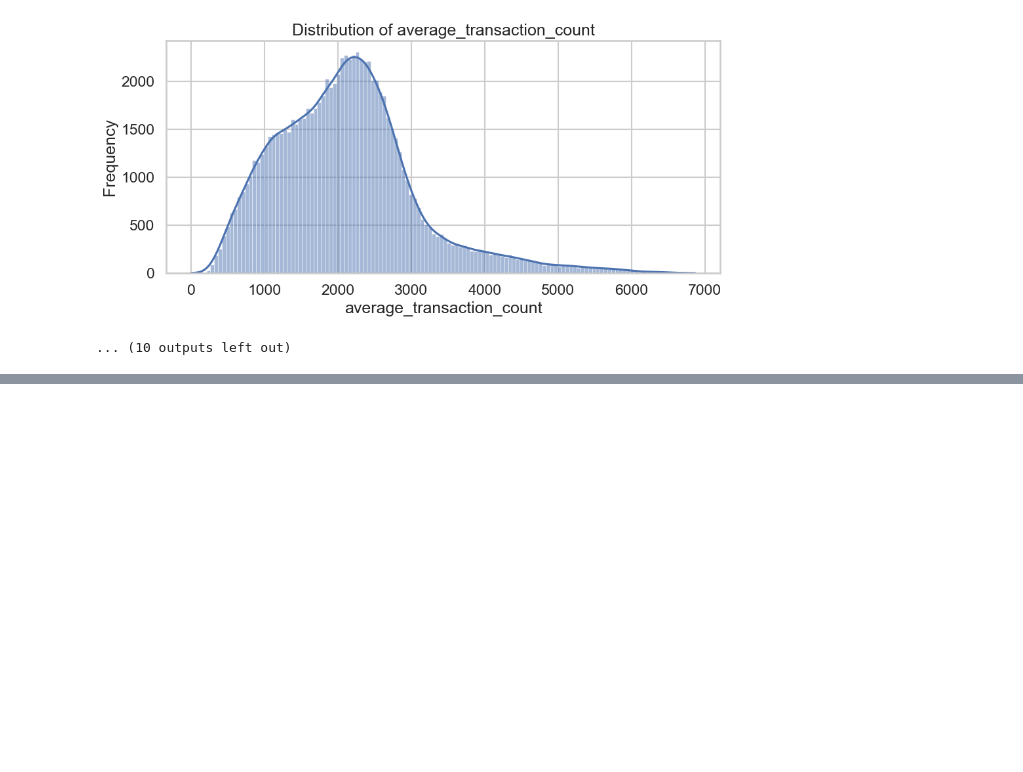
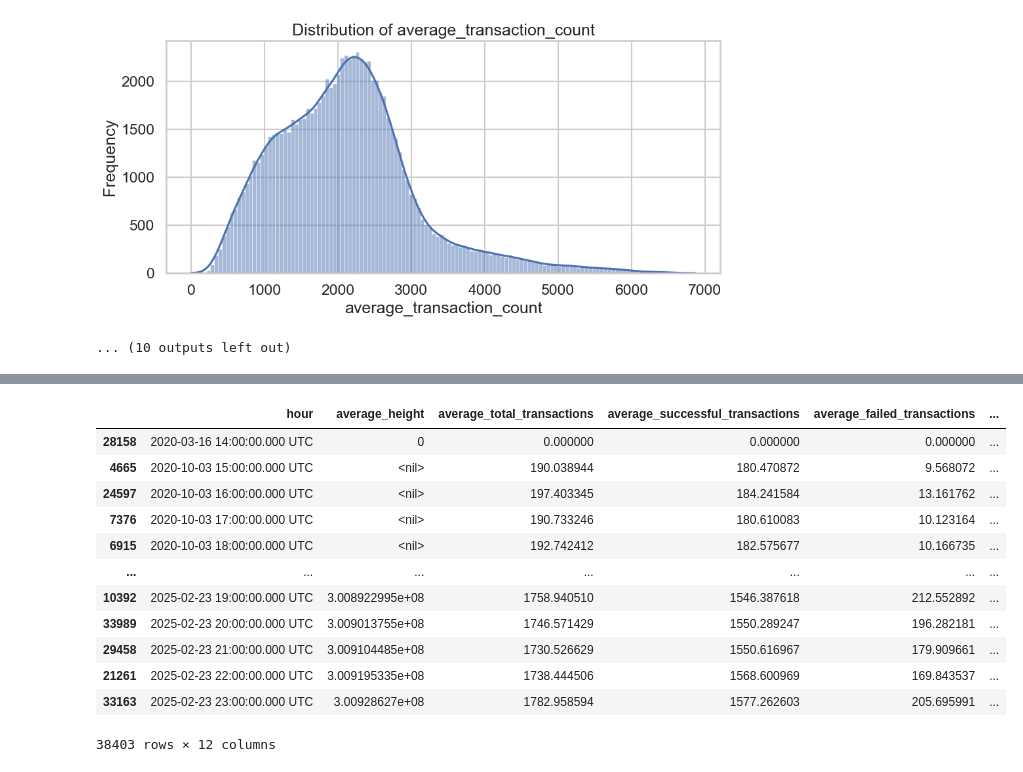
Before and after one commit to Kunj121/QTSFinalProject, a Jupyter notebook: Graph_Analysis/Graph_Analysis.ipynb, the cells around one changed output, grey strips where cells are left out. Saved outputs shown, nothing was run; the diff lists cells and outputs as text; code cells hidden in the pictures; blank space fills up the shorter version.

```diff
--- a/Graph_Analysis/Graph_Analysis.ipynb
+++ b/Graph_Analysis/Graph_Analysis.ipynb
@@ -343,3 +326,11 @@ for col in metrics:
 [figure]
 [figure]
 ... (10 outputs left out)
+# %%
+ARB_OC = pd.read_parquet('../Parquet_Data/ARB_Hourly_On_Chain_Data_sorted.parquet')
+ETH_OC = pd.read_parquet('../Parquet_Data/ETH_Hourly_On_Chain_Data_sorted.parquet')
+AVA_OC = pd.read_parquet('../Parquet_Data/query_result_AVALANCHE.parquet')
+BNB_OC = pd.read_parquet('../Parquet_Data/query_result_BNB.parquet')
+MATIC_OC = pd.read_parquet('../Parquet_Data/query_result_MATIC.parquet')
+SOL_OC = pd.read_parquet('../Parquet_Data/query_result_SOL.parquet')
+TRON_OC = pd.read_parquet('../Parquet_Data/TRON_Hourly_On_Chain_Data_sorted.parquet')
@@ -345,0 +785,16 @@ for col in metrics:
+# %%
+SOL_OC
+# %% [output]
+|  | hour | average_height | average_total_transactions | average_successful_transactions | average_failed_transactions | ... |
+| 28158 | 2020-03-16 14:00:00.000 UTC | 0 | 0.000000 | 0.000000 | 0.000000 | ... |
+| 4665 | 2020-10-03 15:00:00.000 UTC | <nil> | 190.038944 | 180.470872 | 9.568072 | ... |
+| 24597 | 2020-10-03 16:00:00.000 UTC | <nil> | 197.403345 | 184.241584 | 13.161762 | ... |
+| 7376 | 2020-10-03 17:00:00.000 UTC | <nil> | 190.733246 | 180.610083 | 10.123164 | ... |
+| 6915 | 2020-10-03 18:00:00.000 UTC | <nil> | 192.742412 | 182.575677 | 10.166735 | ... |
+| ... | ... | ... | ... | ... | ... | ... |
+| 10392 | 2025-02-23 19:00:00.000 UTC | 3.008922995e+08 | 1758.940510 | 1546.387618 | 212.552892 | ... |
+| 33989 | 2025-02-23 20:00:00.000 UTC | 3.009013755e+08 | 1746.571429 | 1550.289247 | 196.282181 | ... |
+| 29458 | 2025-02-23 21:00:00.000 UTC | 3.009104485e+08 | 1730.526629 | 1550.616967 | 179.909661 | ... |
+| 21261 | 2025-02-23 22:00:00.000 UTC | 3.009195335e+08 | 1738.444506 | 1568.600969 | 169.843537 | ... |
+| 33163 | 2025-02-23 23:00:00.000 UTC | 3.00928627e+08 | 1782.958594 | 1577.262603 | 205.695991 | ... |
+38403 rows × 12 columns
```
Also changed, not shown: parts of 21 cells of this notebook.
